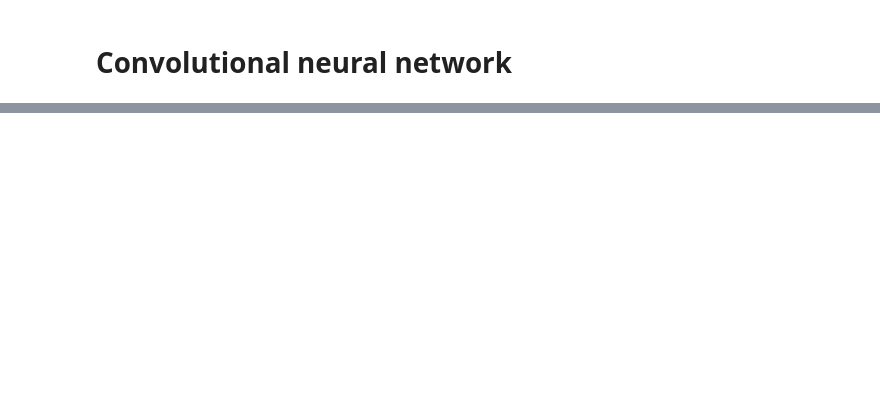
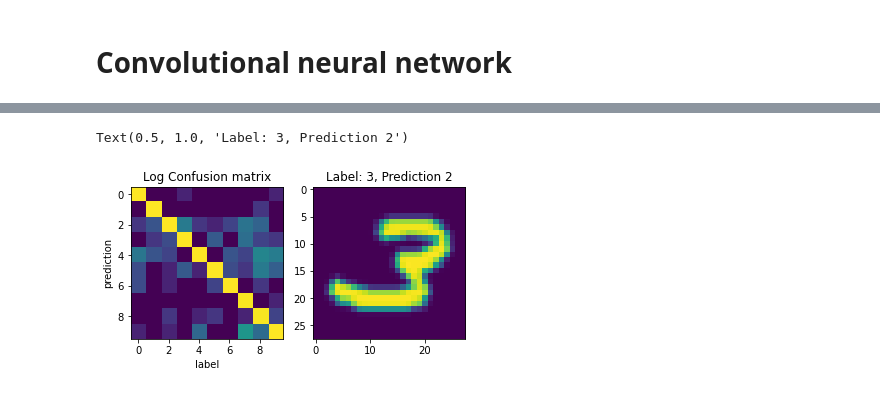
Before and after one commit to cablanc/dlps, a Jupyter notebook: nn/Neural networks.ipynb, the cells around one changed output, grey strips where cells are left out. Drawn from its saved outputs; the diff is of its cells as text; code cells hidden in the pictures; blank space fills up the shorter version.

```diff
--- a/nn/Neural networks.ipynb
+++ b/nn/Neural networks.ipynb
@@ -208,0 +217,6 @@ class ConvolutionalNN(torch.nn.Module):
+# %%
+convnet.eval()
+
+average_accuracy, average_loss, prediction_label_data = evaluate(testloader, loss_fcn, convnet)
+
+print('Avg Loss: {loss:.2f}, Avg Acc: {acc:.2f}'.format(loss=average_loss, acc=average_accuracy))
@@ -208,0 +225,19 @@ class ConvolutionalNN(torch.nn.Module):
+# %%
+confusion_matrix, mistakes = compute_confusion_matrix(prediction_label_data)
+# get image with wrong prediction
+mistake_idx = np.random.randint(len(mistakes))
+mistake_pred, mistake_label, mistake_data = mistakes[mistake_idx]
+mistake_img = mistake_data.squeeze().T
+
+plt.subplot(121)
+plt.imshow(np.log(confusion_matrix))
+plt.title('Log Confusion matrix')
+plt.xlabel('label')
+plt.ylabel('prediction')
+
+plt.subplot(122)
+plt.imshow(mistake_img)
+plt.title('Label: {label}, Prediction {pred}'.format(label=mistake_label, pred=mistake_pred))
+# %% [output]
+Text(0.5, 1.0, 'Label: 3, Prediction 2')
+[figure, added]
```
Also changed, not shown: parts of 22 cells of this notebook, 1 other file.
